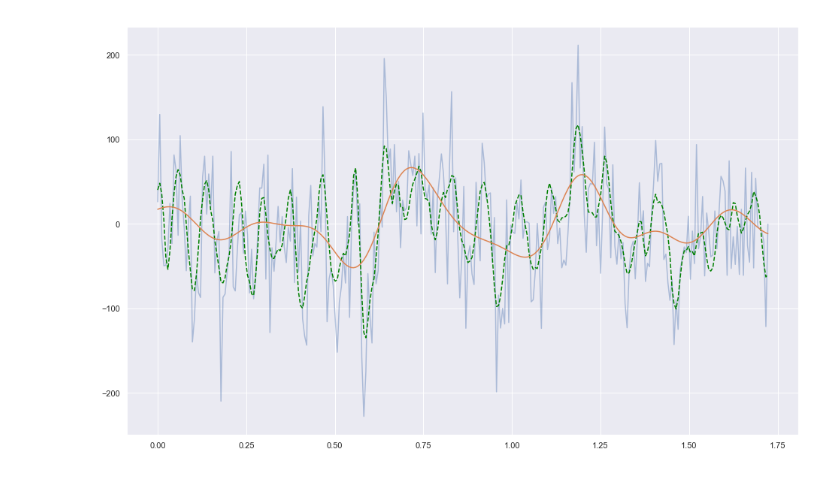
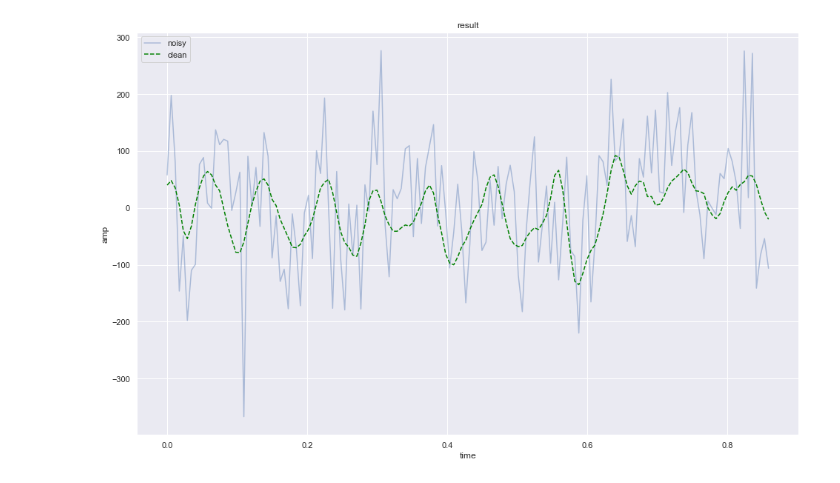
Before and after one commit to rudinesurya/Epilepsy-Seizure-Detector, a Jupyter notebook: add-noise.ipynb, the cells around one changed output. Saved outputs shown, nothing was run; the diff lists cells and outputs as text; code cells hidden in the pictures.

```diff
--- a/add-noise.ipynb
+++ b/add-noise.ipynb
@@ -63,0 +3,3 @@ cleaned = signal.convolve(noisy, filter, mode='same')
+# %%
+eeg = loadDataset()
+describeEEGDataset(eeg)
@@ -64,8 +9,26 @@ cleaned = signal.convolve(noisy, filter, mode='same')
+# %%
+freq = 10
+amp = 25
+eeg["noisy_measurements"] = addNoiseToEEG(eeg, freq, amp)
+# %%
+clean = eeg["measurements"][0]
+noisy = eeg["noisy_measurements"][0]
 # %%
 plt.figure(figsize=(16,10))
-plt.plot(eeg["times"][0][:300], noisy[:300], alpha=0.4)
-plt.plot(eeg["times"][0][:300], eeg["measurements"][0][:300], '--', color='green')
-plt.plot(eeg["times"][0][:300], cleaned[:300])
+plt.plot(eeg["times"][0][:150], noisy[:150], alpha=0.4, label="noisy")
+plt.plot(eeg["times"][0][:150], clean[:150], '--', color='green', label="clean")
+
+# naming the x axis
+plt.xlabel('time')
+# naming the y axis
+plt.ylabel('amp')
+# giving a title to my graph
+plt.title('result')
+
+# show a legend on the plot
+plt.legend()
+
+# function to show the plot
 plt.show()
 # %% [output]
-[figure, old version]
+[figure, new version]
```
Also changed, not shown: parts of 13 cells of this notebook, 2 other files.
